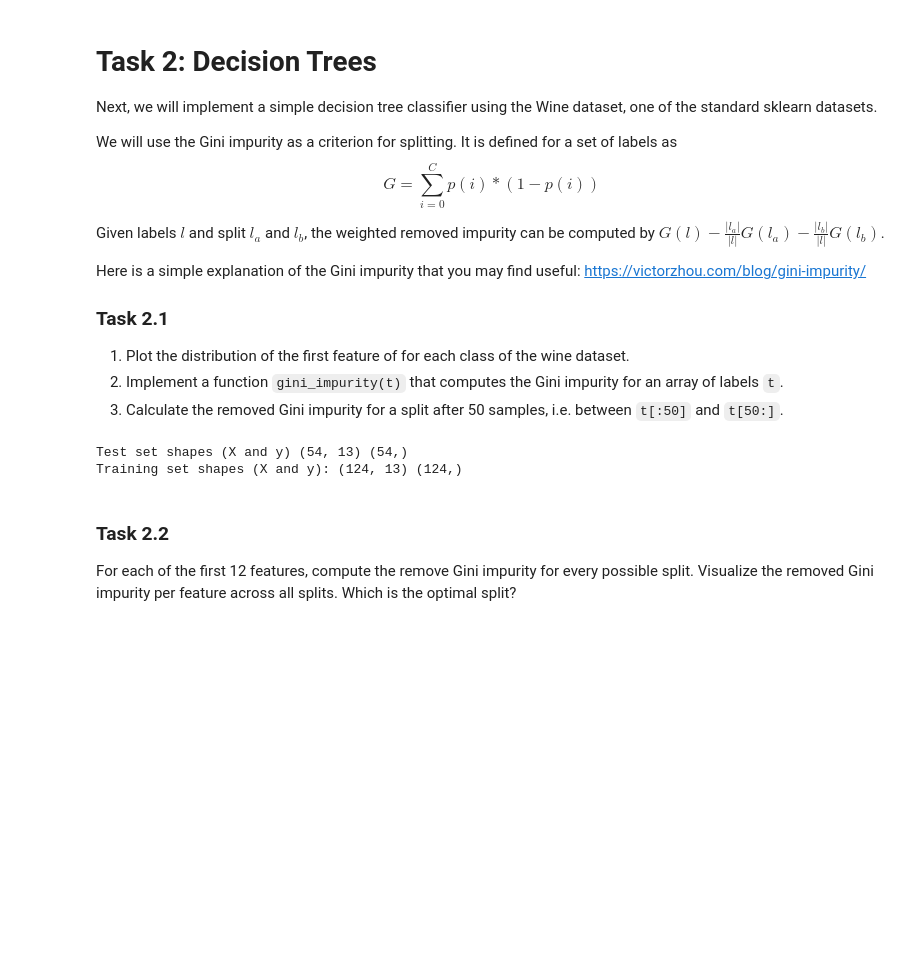
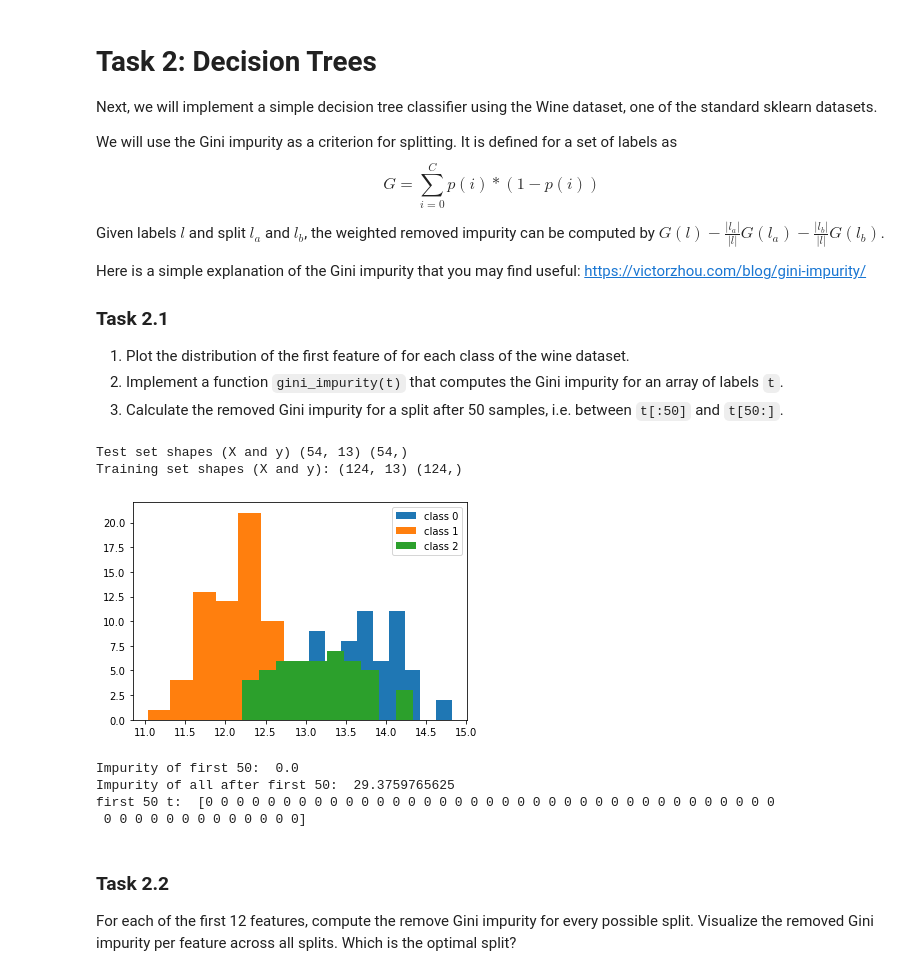
Before and after one commit to simonblaue/Master, a Jupyter notebook: Machine Learning/Practical 4/4_[NAME1]_[NAME2]_[NAME3].ipynb, the cells around one changed output. Drawn from its saved outputs; the diff is of its cells as text; code cells hidden in the pictures; blank space fills up the shorter version.

```diff
--- a/Machine Learning/Practical 4/4_[NAME1]_[NAME2]_[NAME3].ipynb
+++ b/Machine Learning/Practical 4/4_[NAME1]_[NAME2]_[NAME3].ipynb
@@ -366,0 +362,21 @@ Training set shapes (X and y): (124, 13) (124,)
+# %%
+# Plot distribution
+class_0 = []
+class_1 = []
+class_2 = []
+
+for xn,t_n in zip(X,t):
+    if t_n == 0:
+        class_0.append(xn[0])
+    if t_n == 1:
+         class_1.append(xn[0])
+    if t_n == 2:
+         class_2.append(xn[0])
+
+plt.hist(class_0, label='class 0')
+plt.hist(class_1, label='class 1')
+plt.hist(class_2, label='class 2')
+plt.legend()
+plt.show()
+# %% [output]
+[figure, added]
@@ -367,3 +389,13 @@ Training set shapes (X and y): (124, 13) (124,)
+# %%
+print("Impurity of first 50: ", G(t[:50]))
+print("Impurity of all after first 50: ", G(t[50:]))
+
+print("first 50 t: ",t[:50])
+# %% [output]
+Impurity of first 50:  0.0
+Impurity of all after first 50:  29.3759765625
+first 50 t:  [0 0 0 0 0 0 0 0 0 0 0 0 0 0 0 0 0 0 0 0 0 0 0 0 0 0 0 0 0 0 0 0 0 0 0 0 0
+ 0 0 0 0 0 0 0 0 0 0 0 0 0]
 # %% [markdown]
 ### Task 2.2
 For each of the first 12 features, compute the remove Gini impurity for every possible split. Visualize the removed Gini impurity per feature across all splits. Which is the optimal split?
```
Also changed, not shown: parts of 7 cells of this notebook.
